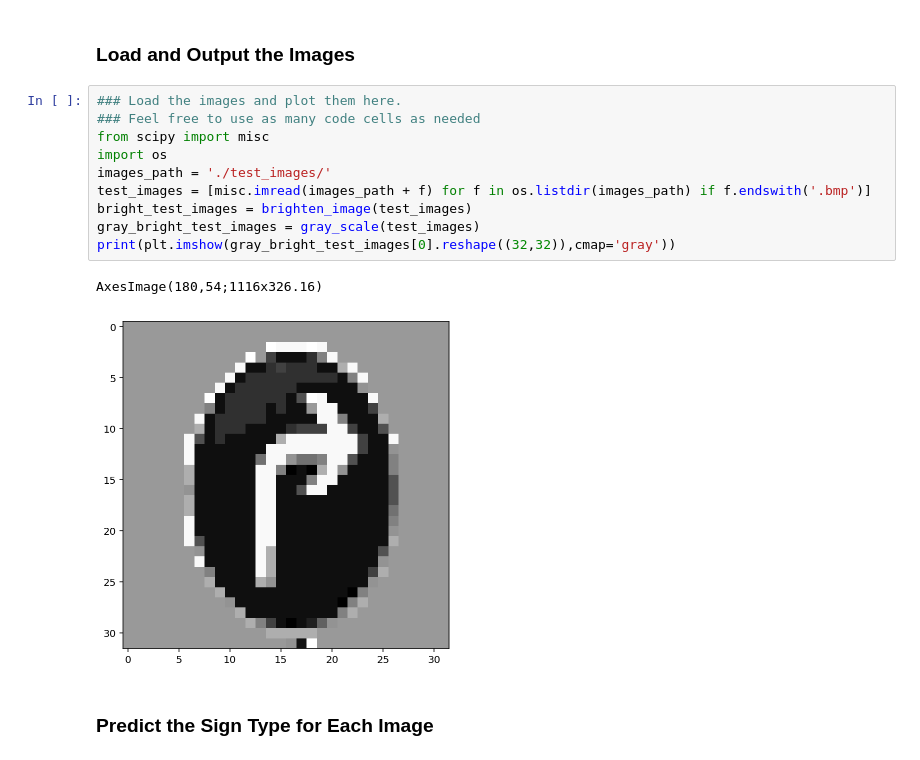
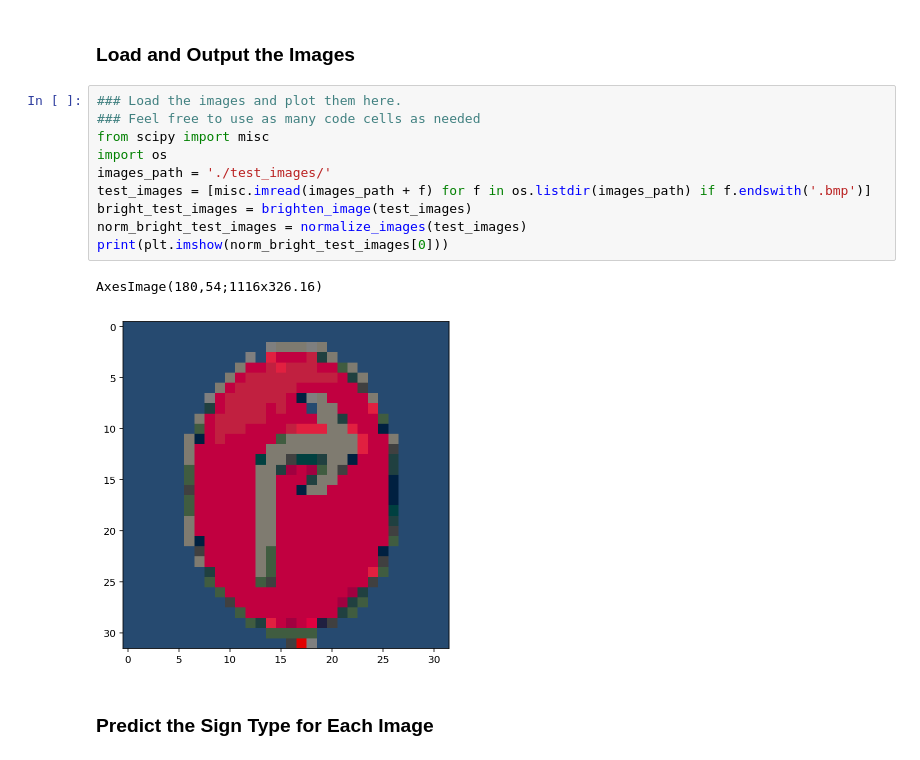
Before and after one commit to KyleGrier/self-driving, a Jupyter notebook: CarND-Traffic-Sign-Classifier-Project/Traffic_Sign_Classifier.ipynb, the cells around one changed output. Cells and saved outputs as stored; diff of their text form.

```diff
--- a/CarND-Traffic-Sign-Classifier-Project/Traffic_Sign_Classifier.ipynb
+++ b/CarND-Traffic-Sign-Classifier-Project/Traffic_Sign_Classifier.ipynb
@@ -546,16 +592,16 @@ You may find `signnames.csv` useful as it contains mappings from the class id (i
 # %%
 ### Load the images and plot them here.
 ### Feel free to use as many code cells as needed
 from scipy import misc
 import os
 images_path = './test_images/'
 test_images = [misc.imread(images_path + f) for f in os.listdir(images_path) if f.endswith('.bmp')]
 bright_test_images = brighten_image(test_images)
-gray_bright_test_images = gray_scale(test_images)
-print(plt.imshow(gray_bright_test_images[0].reshape((32,32)),cmap='gray'))
+norm_bright_test_images = normalize_images(test_images)
+print(plt.imshow(norm_bright_test_images[0]))
 # %% [output]
 AxesImage(180,54;1116x326.16)
-[figure, old version]
+[figure, new version]
 # %% [markdown]
 ### Predict the Sign Type for Each Image
 # %%
```
Also changed, not shown: parts of 13 cells of this notebook.
